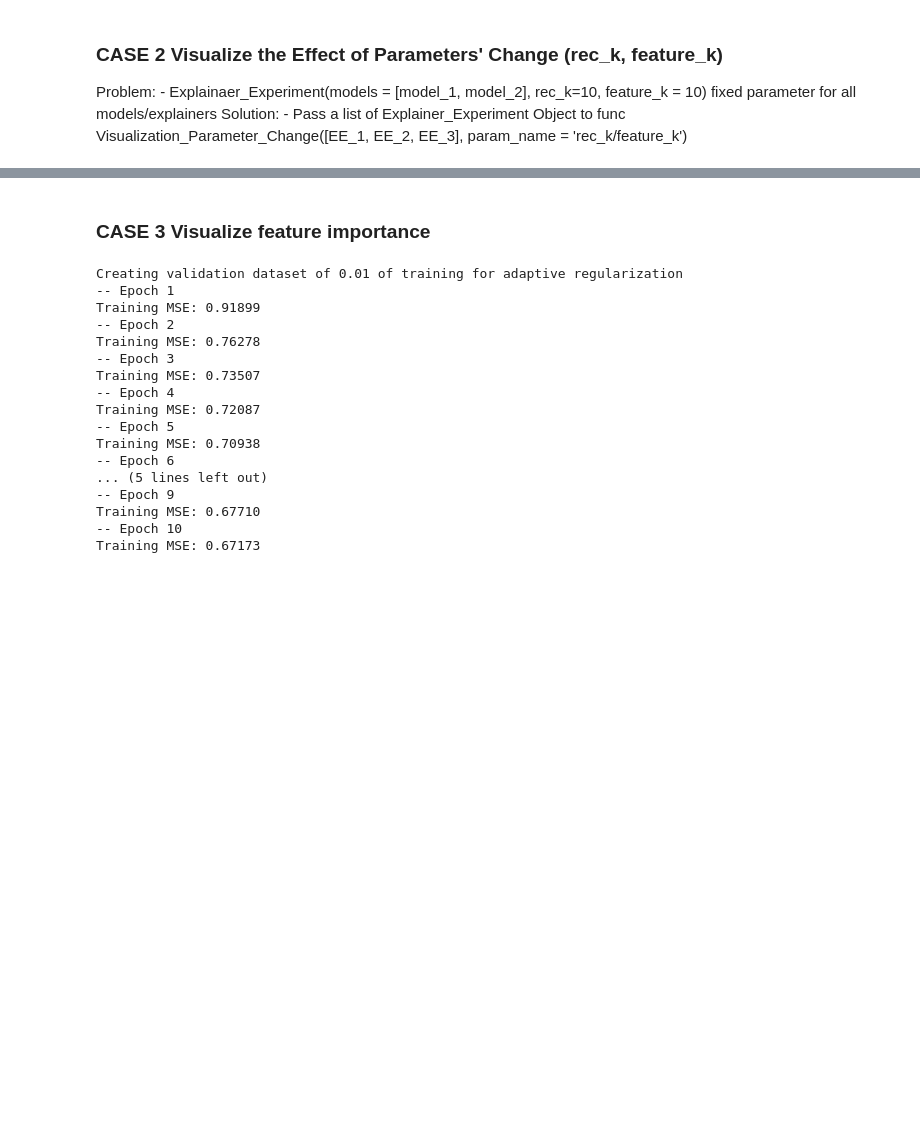
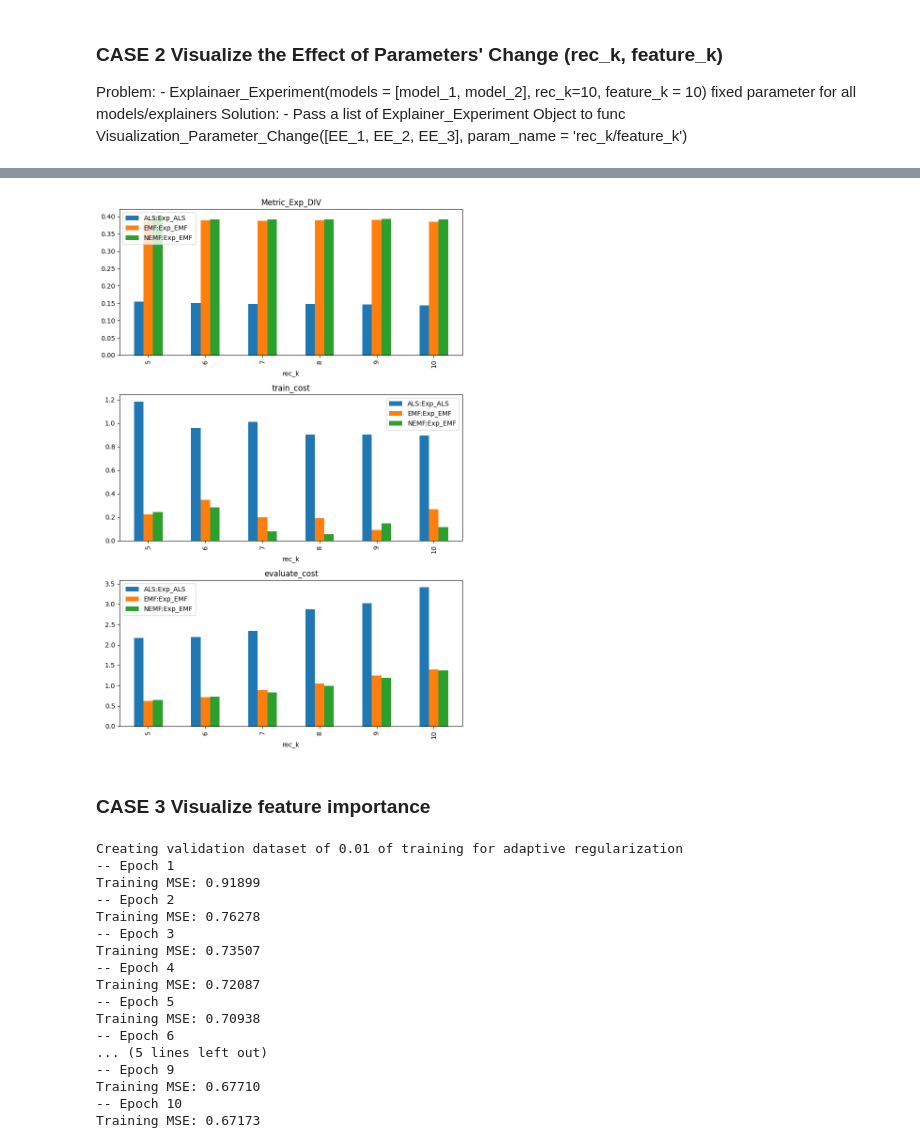
Before and after one commit to AthinaKyriakou/ROSE, a Jupyter notebook: demo/visualization_demo.ipynb, the cells around one changed output, grey strips where cells are left out. Saved outputs shown, nothing was run; the diff lists cells and outputs as text; code cells hidden in the pictures; blank space fills up the shorter version.

```diff
--- a/demo/visualization_demo.ipynb
+++ b/demo/visualization_demo.ipynb
@@ -119,0 +228,20 @@ Solution:
+# %%
+rs_dense = prepare_data(data_name="goodreads_uir_1000", test_size=0, dense=True, item=True, user=True, sample_size=1, seed=21)
+emf = EMF(k=10, max_iter=500, learning_rate=0.001, lambda_reg=0.1, explain_reg=0.01, verbose=True, seed=6, num_threads=6, early_stop=True)
+nemf = NEMF(k=10, max_iter=500, learning_rate=0.001, lambda_reg=0.1, explain_reg=0.01, novel_reg=1, verbose=True, seed=6, num_threads=6, early_stop=True)
+als = ALS(k=10, max_iter=500, lambda_reg=0.001, alpha=1, verbose=True, seed=6)
+als_exp = ALSExplainer(rec_model=als, dataset=rs_dense.train_set)
+emf_exp = EMFExplainer(rec_model=emf, dataset=rs_dense.train_set)
+nemf_exp = EMFExplainer(rec_model=nemf, dataset=rs_dense.train_set)
+fdiv = DIV()
+models = [(als, als_exp), (emf, emf_exp), (nemf, nemf_exp)]
+metrics = [fdiv]
+experiment = Explainers_Experiment(eval_method=rs_dense, models=models, metrics=metrics,rec_k=10, feature_k=10, eval_train=True)
+
+# feature_k_list = [i for i in range(5, 11)]
+rec_k_list = [i for i in range(5, 11)]
+EE_list = []
+for rec_k in rec_k_list:
+    experiment = Explainers_Experiment(eval_method=rs_dense, models=models, metrics=metrics,rec_k=rec_k, feature_k=10, eval_train=True)
+    experiment.run()
+    EE_list.append(experiment)
@@ -120,3 +294,8 @@ Solution:
+# %%
+vis = Visualization()
+vis.visualize_target_k(EE_list, target_k_name="rec_k", kind="bar")
+# %% [output]
+[figure, added]
 # %% [markdown]
 ### CASE 3 Visualize feature importance
 # %%
```
Also changed, not shown: parts of 9 cells of this notebook, 1 other file.
